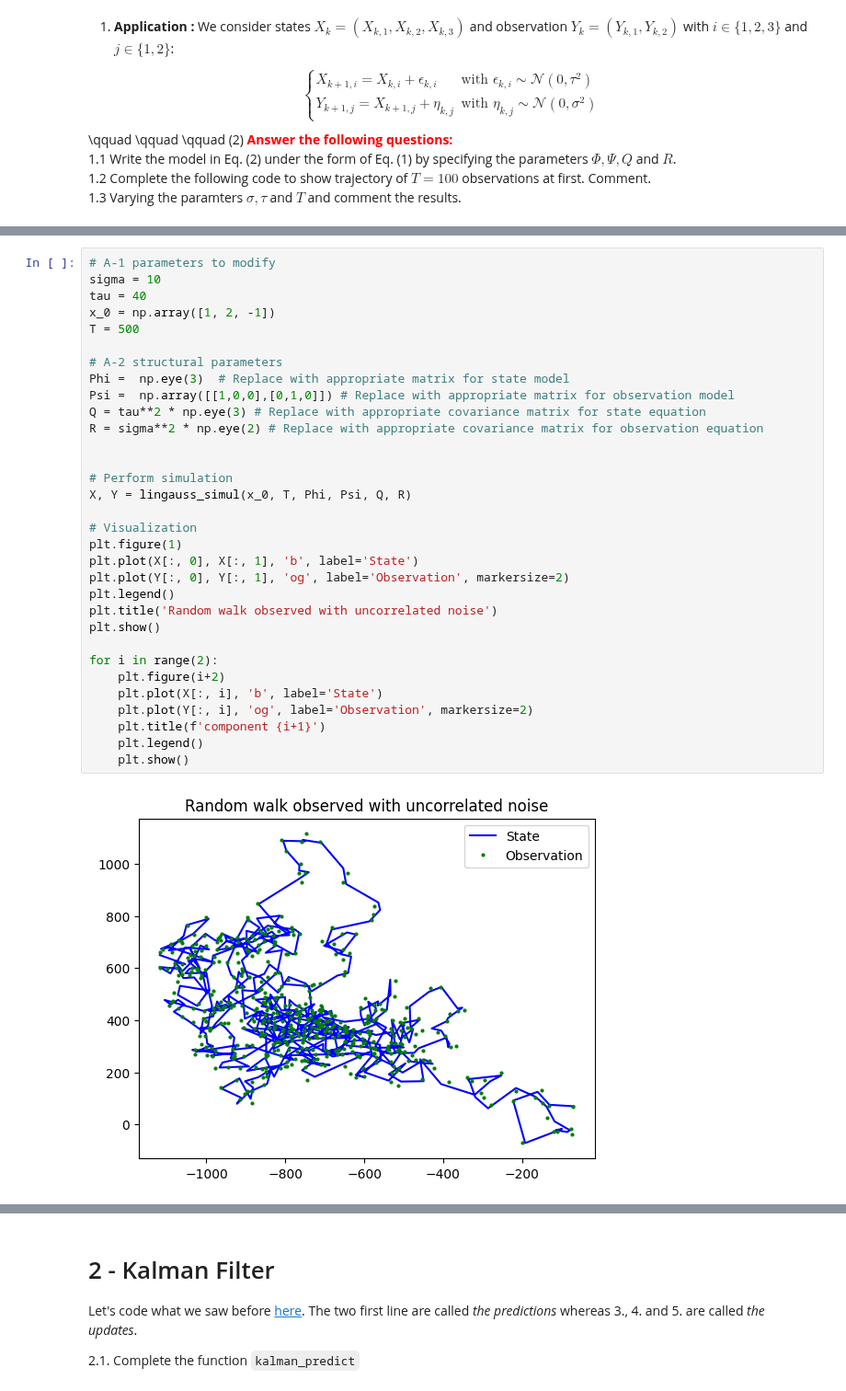
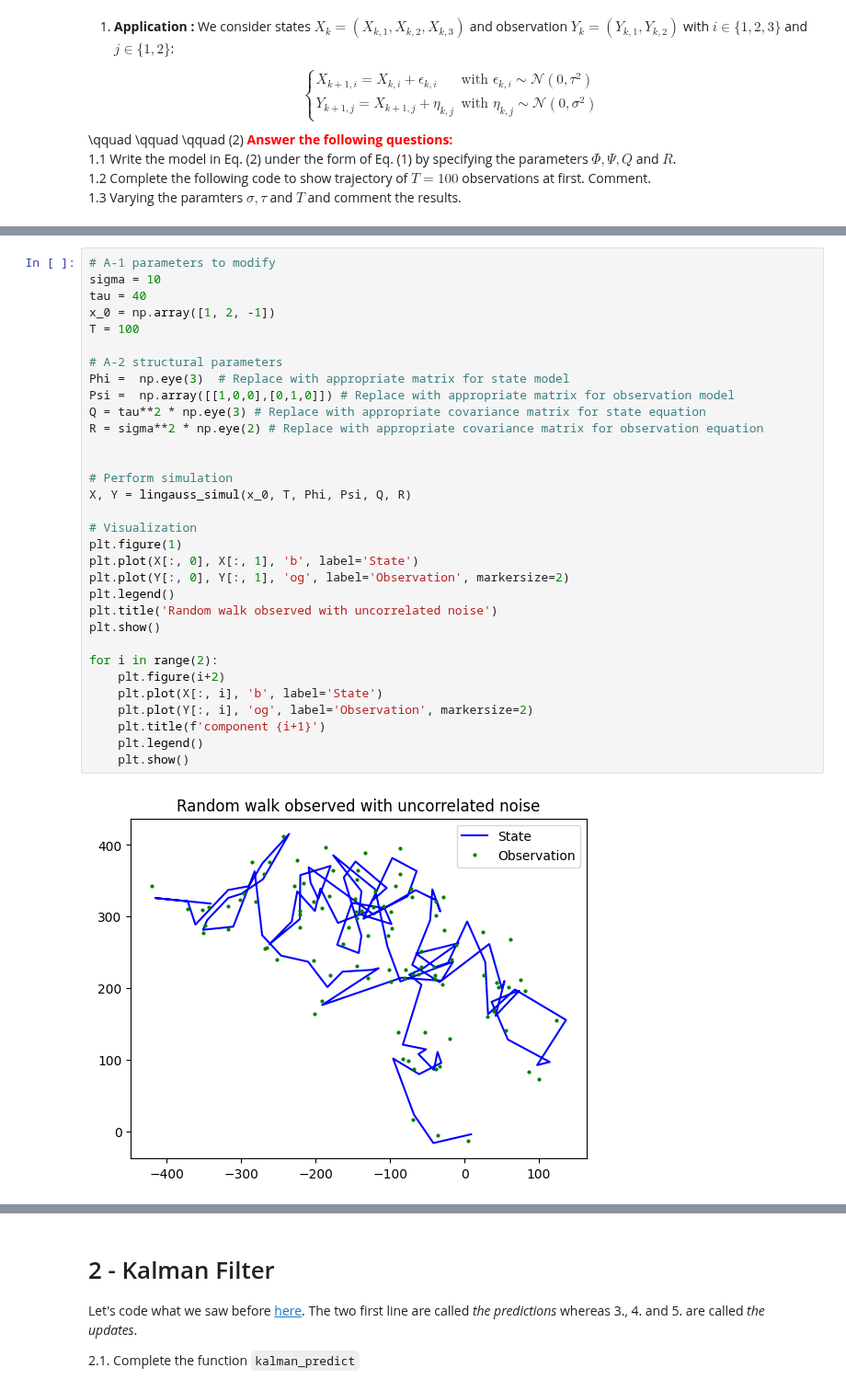
Before and after one commit to KHOUTAIBI/TSIA-TP, a Jupyter notebook: Time-Series-2/Kalman_Practice-Session.ipynb, the cells around one changed output, grey strips where cells are left out. Shown at 92% size. Drawn from its saved outputs; the diff is of its cells as text.

```diff
--- a/Time-Series-2/Kalman_Practice-Session.ipynb
+++ b/Time-Series-2/Kalman_Practice-Session.ipynb
@@ -120,32 +153,32 @@ Y_{k+1, j} = X_{k+1,j} + \eta_{k, j} & \text{with } \eta_{k,j} \sim \mathcal{N}(
 sigma = 10
 tau = 40
 x_0 = np.array([1, 2, -1])
-T = 500
+T = 100
 
 # A-2 structural parameters
 Phi =  np.eye(3)  # Replace with appropriate matrix for state model
 Psi =  np.array([[1,0,0],[0,1,0]]) # Replace with appropriate matrix for observation model
 Q = tau**2 * np.eye(3) # Replace with appropriate covariance matrix for state equation
 R = sigma**2 * np.eye(2) # Replace with appropriate covariance matrix for observation equation
 
 
 # Perform simulation
 X, Y = lingauss_simul(x_0, T, Phi, Psi, Q, R)
 
 # Visualization
 plt.figure(1)
 plt.plot(X[:, 0], X[:, 1], 'b', label='State')
 plt.plot(Y[:, 0], Y[:, 1], 'og', label='Observation', markersize=2)
 plt.legend()
 plt.title('Random walk observed with uncorrelated noise')
 plt.show()
 
 for i in range(2):
     plt.figure(i+2)
     plt.plot(X[:, i], 'b', label='State')
     plt.plot(Y[:, i], 'og', label='Observation', markersize=2)
     plt.title(f'component {i+1}')
     plt.legend()
     plt.show()
 # %% [output]
-[figure, old version]
+[figure, new version]
```
Also changed, not shown: parts of 20 cells of this notebook.
